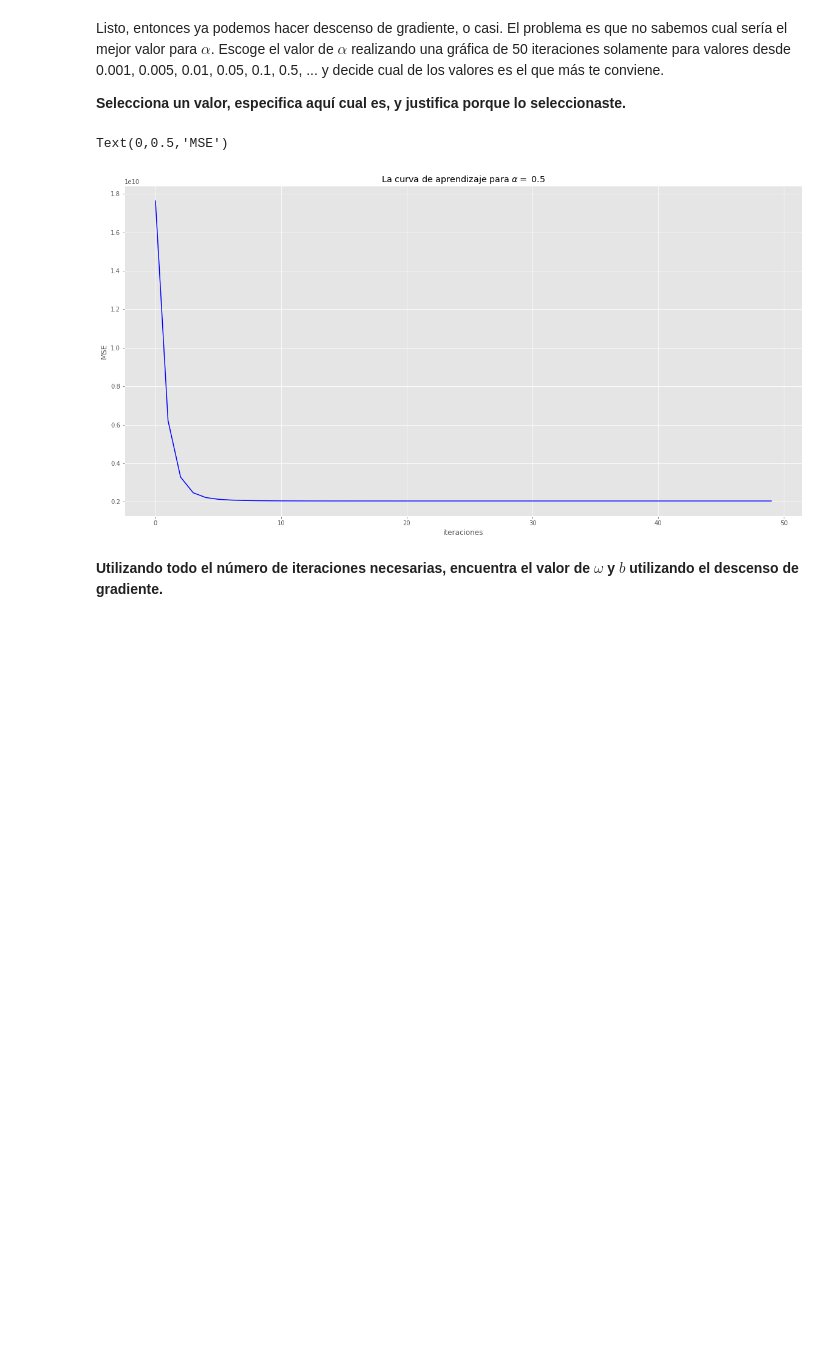
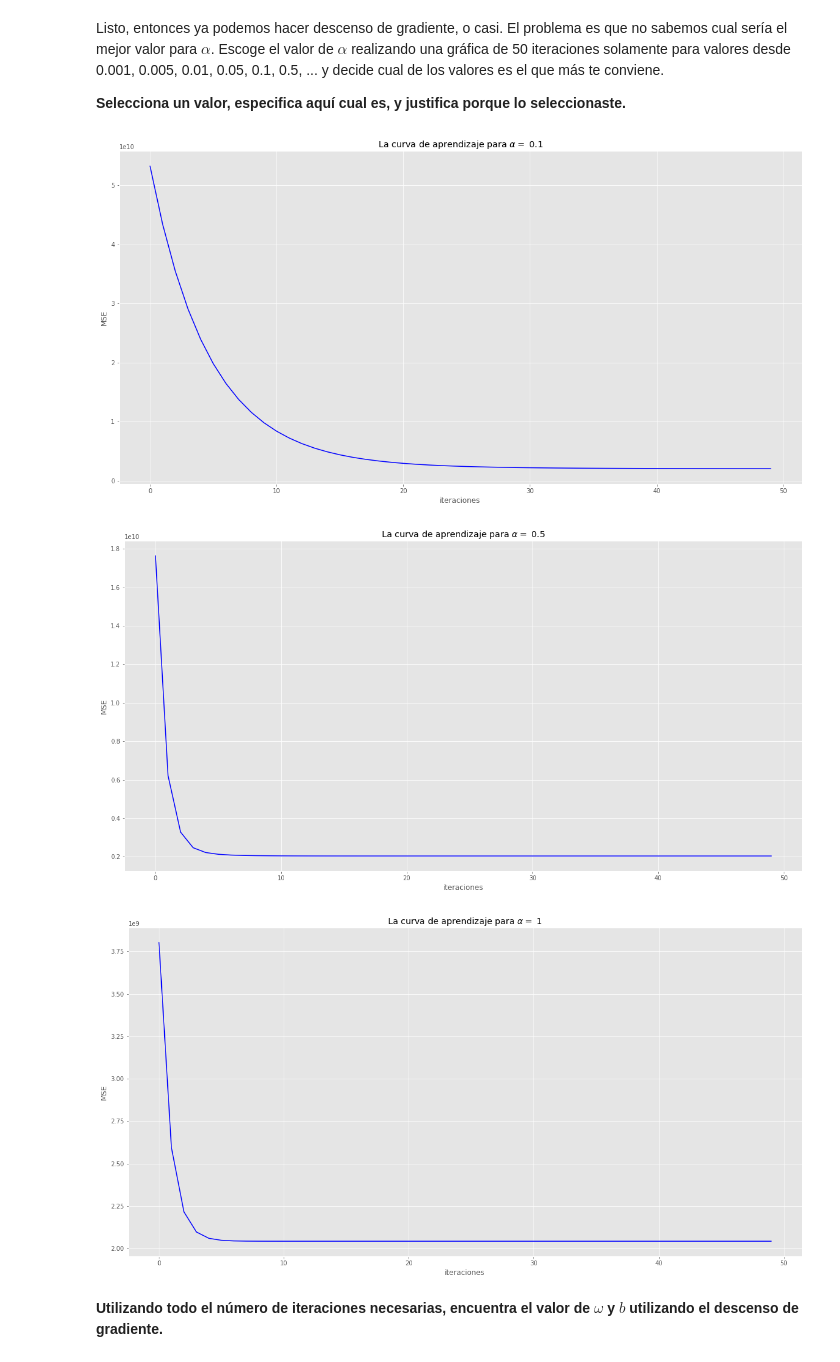
Before and after one commit to raulperod/redes-neuronales, a Jupyter notebook: neurona_lineal/neurona_lineal.ipynb, the cells around one changed output. Saved outputs shown, nothing was run; the diff lists cells and outputs as text; code cells hidden in the pictures; blank space fills up the shorter version.

```diff
--- a/neurona_lineal/neurona_lineal.ipynb
+++ b/neurona_lineal/neurona_lineal.ipynb
@@ -85,11 +85,8 @@ def mse_loss(x, y, w, b):
     Un flotante con el costo
 
     """
-    M, n = x.shape
-    J = 0
-    for instance in range(M):
-        J += (y[instance] - (x[instance,:]@w + b))**2
-    return J / (2*M)
+    error = y - (x @ w + b)
+    return np.mean(np.square(error) / 2)
 # %% [markdown]
 y para probar si está bien el programa, si calculamos $Loss(\omega, b)$ para $\omega_1 = 0$, $b = 0$ debe de dar (para este conjunto de datos) **26.73** (recuerda verificar que regrese un flotante y no un vector de un solo elemento).
 # %%
@@ -151,11 +148,11 @@ def grad_costo(x, y, w, b):
             funcion de costo respecto a b
 
     """
+    M = x.shape[0]
     error = y - (x @ w + b)
-    M = x.shape[0]
 
     dw = (x.T @ error) / M
-    db = np.sum(error) / M
+    db = error.mean()
 
     return dw, db
 
@@ -181,7 +178,7 @@ def descenso_gradiente_lotes(x, y, w_0, b_0, alpha, num_iter):
     """
     w, b = w_0.copy(), b_0
     mse_iter = np.zeros(num_iter)
-    M, n = x.shape
+    M, _ = x.shape
 
     for iter in range(num_iter):
         dw, db = grad_costo(x, y, w, b)
@@ -335,22 +331,24 @@ Listo, entonces ya podemos hacer descenso de gradiente, o casi. El problema es q
 # %%
 medias, desviaciones = obtiene_medias_desviaciones(x)
 x_norm = normaliza(x, medias, desviaciones)
 
 w_ini = np.zeros((n,))
 b_ini = 0
 num_iters = 50
 
-alpha = .5  # Aqui es donde hay que hacer las pruebas
+alphas = [0.1, .5, 1]  # Aqui es donde hay que hacer las pruebas
 
-_, _, mse_hist = descenso_gradiente_lotes(x_norm, y, w_ini, b_ini, alpha, num_iters)
-
-plt.plot(mse_hist, '-b')
-plt.title(r"La curva de aprendizaje para $\alpha =$ " + str(alpha))
-plt.xlabel('iteraciones')
-plt.ylabel('MSE')
+for alpha in alphas:
+    _, _, mse_hist = descenso_gradiente_lotes(x_norm, y, w_ini, b_ini, alpha, num_iters)
+    plt.figure()
+    plt.plot(mse_hist, '-b')
+    plt.title(r"La curva de aprendizaje para $\alpha =$ " + str(alpha))
+    plt.xlabel('iteraciones')
+    plt.ylabel('MSE')
 # %% [output]
-Text(0,0.5,'MSE')
-[figure, old version]
+[figure, new version]
+[figure, added]
+[figure, added]
 # %% [markdown]
 **Utilizando todo el número de iteraciones necesarias, encuentra el valor de $\omega$ y $b$ utilizando el descenso de gradiente.**
 # %%
```
Also changed, not shown: parts of 13 cells of this notebook.
